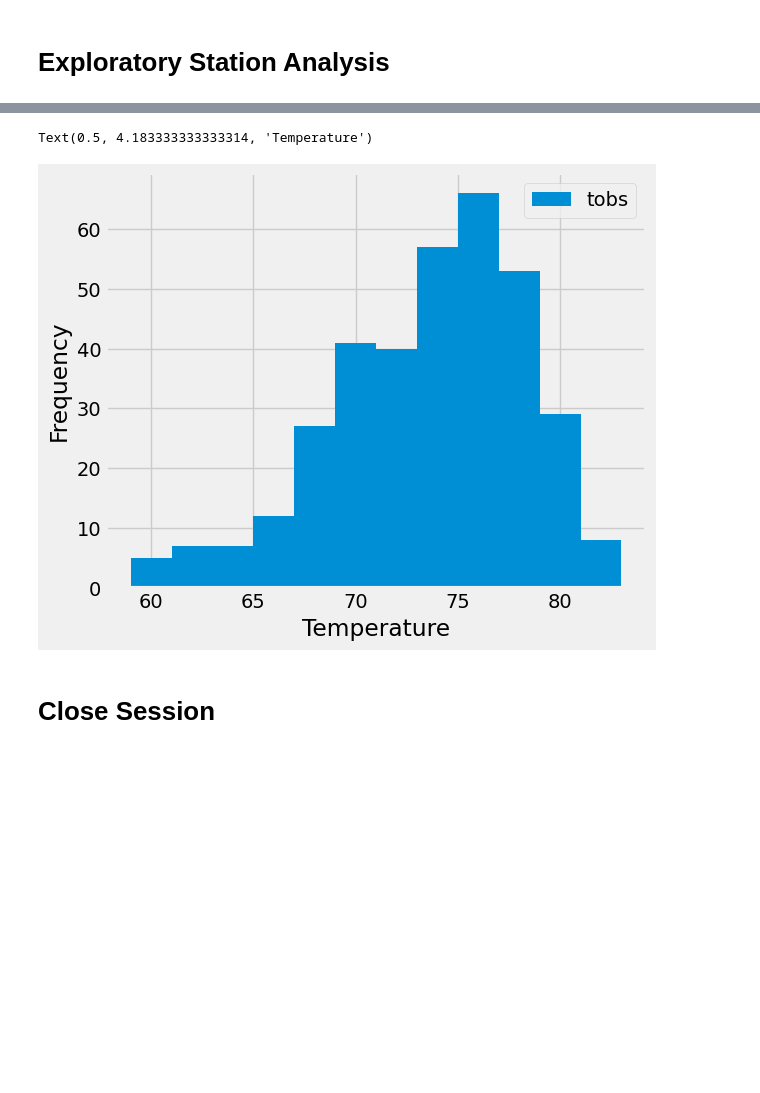
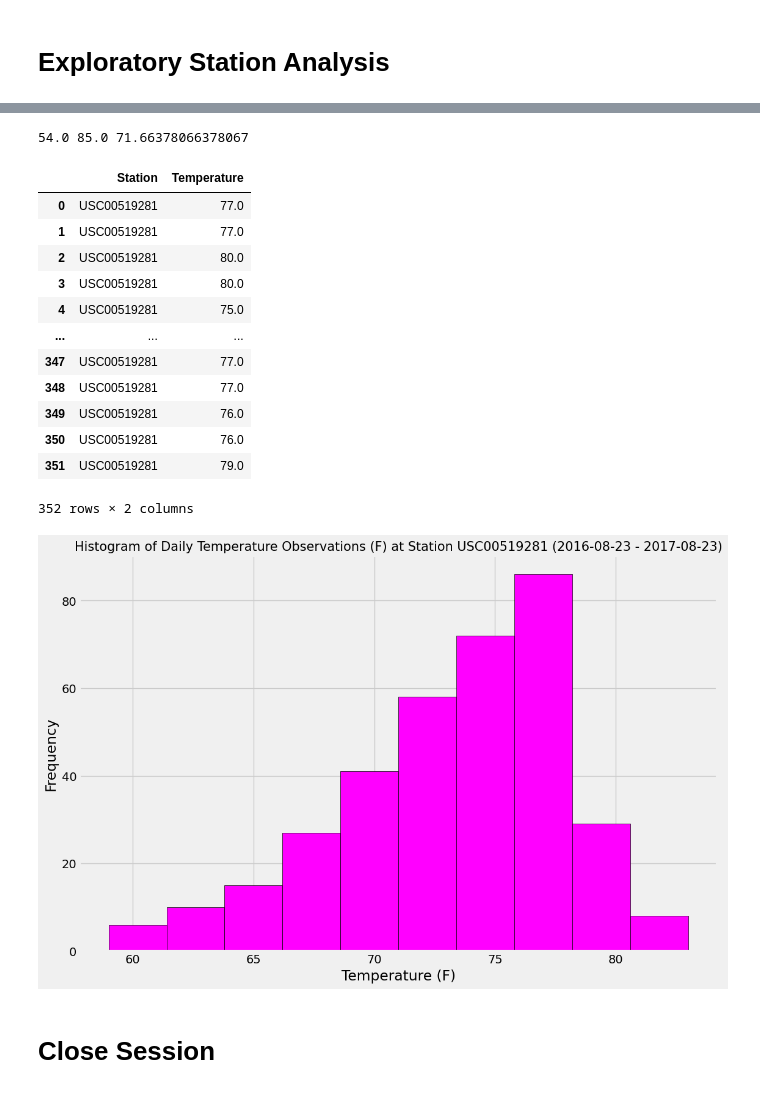
Before and after one commit to ethanwright96/sqlalchemy-challenge, a Jupyter notebook: SurfsUp/main.ipynb, the cells around one changed output, grey strips where cells are left out. Cells and saved outputs as stored; diff of their text form; code cells hidden in the pictures; blank space fills up the shorter version.

Commit message:
completed temperature portion

```diff
--- a/SurfsUp/main.ipynb
+++ b/SurfsUp/main.ipynb
@@ -128,6 +130,10 @@ Name: Precipitation, dtype: float64
 # %%
 # Design a query to find the most active stations (i.e. which stations have the most rows?)
 # List the stations and their counts in descending order.
+
+station_activity = session.query(Measurement.station, func.count(Measurement.id)).\
+    group_by(Measurement.station).order_by(func.count(Measurement.id).desc()).all()
+station_activity[0:5]
 # %% [output]
 [('USC00519281', 2772),
  ('USC00519397', 2724),
@@ -141,3 +143,5 @@ Name: Precipitation, dtype: float64
 # %%
 # Using the most active station id from the previous query, calculate the lowest, highest, and average temperature.
+most_active_station = station_activity[0][0]
+most_active_station
 # %% [output]
@@ -145,9 +177,44 @@ Name: Precipitation, dtype: float64
+# %%
+lowest_temp = most_active_temp_df.Temperature.min()
+highest_temp = most_active_temp_df.Temperature.max()
+average_temp = most_active_temp_df.Temperature.mean()
+
+print(lowest_temp, highest_temp, average_temp)
+# %% [output]
+54.0 85.0 71.66378066378067
 # %%
 # Using the most active station id
 # Query the last 12 months of temperature observation data for this station and plot the results as a histogram
+MAS_year_query = session.query(Measurement.station, Measurement.tobs).\
+    filter(Measurement.station == most_active_station).\
+    filter(Measurement.date >= period_start).all()
+
+MAS_annual_temp_df = pd.DataFrame(MAS_year_query, columns = ['Station', 'Temperature'])
+MAS_annual_temp_df
 # %% [output]
+|  | Station | Temperature |
+| 0 | USC00519281 | 77.0 |
+| 1 | USC00519281 | 77.0 |
+| 2 | USC00519281 | 80.0 |
+| 3 | USC00519281 | 80.0 |
+| 4 | USC00519281 | 75.0 |
+| ... | ... | ... |
+| 347 | USC00519281 | 77.0 |
+| 348 | USC00519281 | 77.0 |
+| 349 | USC00519281 | 76.0 |
+| 350 | USC00519281 | 76.0 |
+| 351 | USC00519281 | 79.0 |
-Text(0.5, 4.183333333333314, 'Temperature')
+352 rows × 2 columns
-[figure, removed]
+# %%
+MAS_annual_temp_df.Temperature.plot.hist(figsize = [12,8], color = 'magenta', edgecolor = 'black')
+
+plt.title(f"Histogram of Daily Temperature Observations (F) at Station {most_active_station} ({period_start} - {most_recent_date})", size = 15)
+
+plt.xlabel("Temperature (F)")
+plt.savefig("temperature_histogram.png")
+plt.show()
+# %% [output]
+[figure, added]
 # %% [markdown]
 # Close Session
 # %%
```
Also changed, not shown: parts of 7 cells of this notebook, 2 other files.
